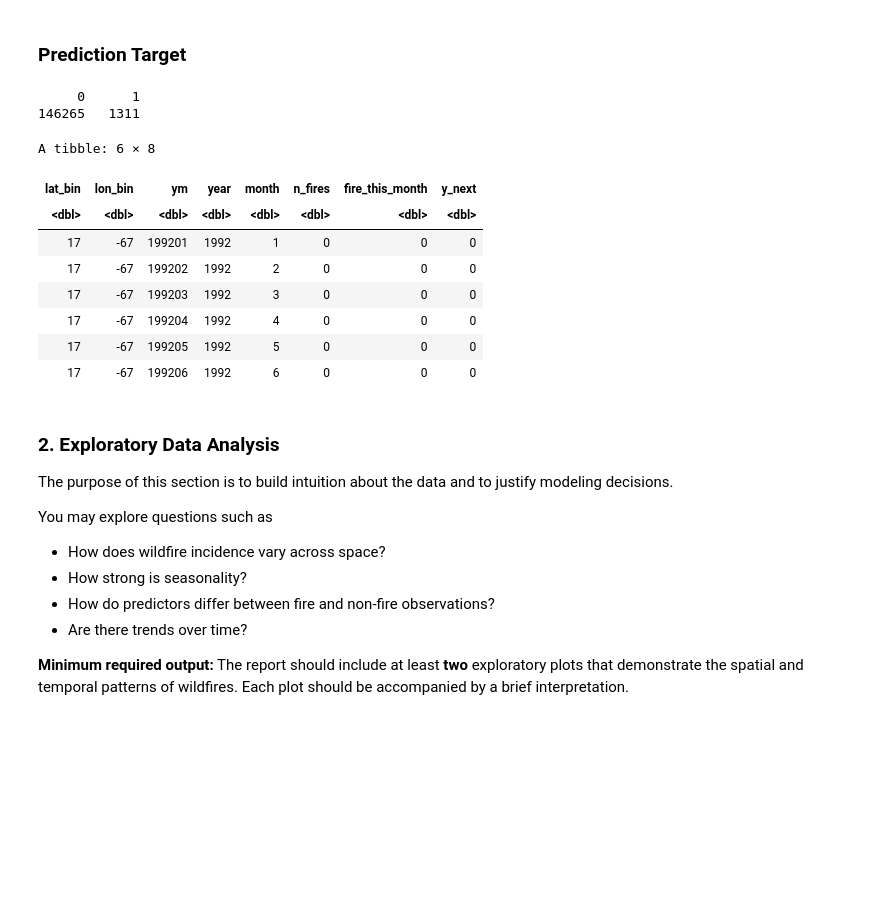
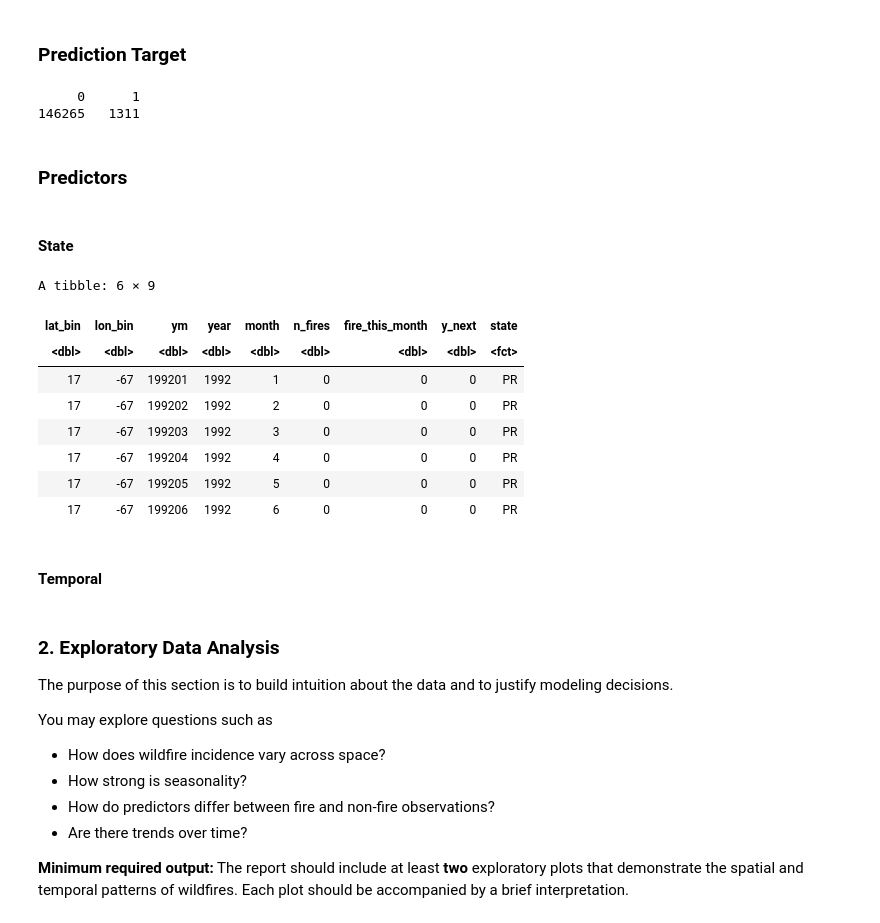
Before and after one commit to trinhhoangtrangthy-cpu/STA141AW26_Final_Project, a Jupyter notebook: Final_report_description.ipynb, the cells around one changed output. Cells and saved outputs as stored; diff of their text form; code cells hidden in the pictures; blank space fills up the shorter version.

```diff
--- a/Final_report_description.ipynb
+++ b/Final_report_description.ipynb
@@ -240,16 +235,39 @@ panel_new <- panel_new %>%
   filter(!is.na(y_next))
 
 table(panel_new$y_next)
-head(panel_new)
 # %% [output]
      0      1
 146265   1311
-A tibble: 6 × 8
-| lat_bin | lon_bin | ym | year | month | n_fires | fire_this_month | y_next |
-| <dbl> | <dbl> | <dbl> | <dbl> | <dbl> | <dbl> | <dbl> | <dbl> |
-| 17 | -67 | 199201 | 1992 | 1 | 0 | 0 | 0 |
-| 17 | -67 | 199202 | 1992 | 2 | 0 | 0 | 0 |
-| 17 | -67 | 199203 | 1992 | 3 | 0 | 0 | 0 |
-| 17 | -67 | 199204 | 1992 | 4 | 0 | 0 | 0 |
-| 17 | -67 | 199205 | 1992 | 5 | 0 | 0 | 0 |
-| 17 | -67 | 199206 | 1992 | 6 | 0 | 0 | 0 |
+# %% [markdown]
+### Predictors
+# %% [markdown]
+#### State
+# %%
+mode_state <- function(x) {
+    uniqx <- unique(x)
+    uniqx[which.max(tabulate(match(x, uniqx)))]
+    }
+
+grid_state <- wildfires_300 |>
+    group_by(lat_bin, lon_bin) |>
+    summarise(
+        state = mode_state(STATE),
+        .groups = "drop"
+        )
+
+panel_new <- panel_new %>%
+  left_join(grid_state, by = c("lat_bin","lon_bin"))
+
+head(panel_new)
+# %% [output]
+A tibble: 6 × 9
+| lat_bin | lon_bin | ym | year | month | n_fires | fire_this_month | y_next | state |
+| <dbl> | <dbl> | <dbl> | <dbl> | <dbl> | <dbl> | <dbl> | <dbl> | <fct> |
+| 17 | -67 | 199201 | 1992 | 1 | 0 | 0 | 0 | PR |
+| 17 | -67 | 199202 | 1992 | 2 | 0 | 0 | 0 | PR |
+| 17 | -67 | 199203 | 1992 | 3 | 0 | 0 | 0 | PR |
+| 17 | -67 | 199204 | 1992 | 4 | 0 | 0 | 0 | PR |
+| 17 | -67 | 199205 | 1992 | 5 | 0 | 0 | 0 | PR |
+| 17 | -67 | 199206 | 1992 | 6 | 0 | 0 | 0 | PR |
+# %% [markdown]
+#### Temporal
```
Also changed, not shown: parts of 8 cells of this notebook.
